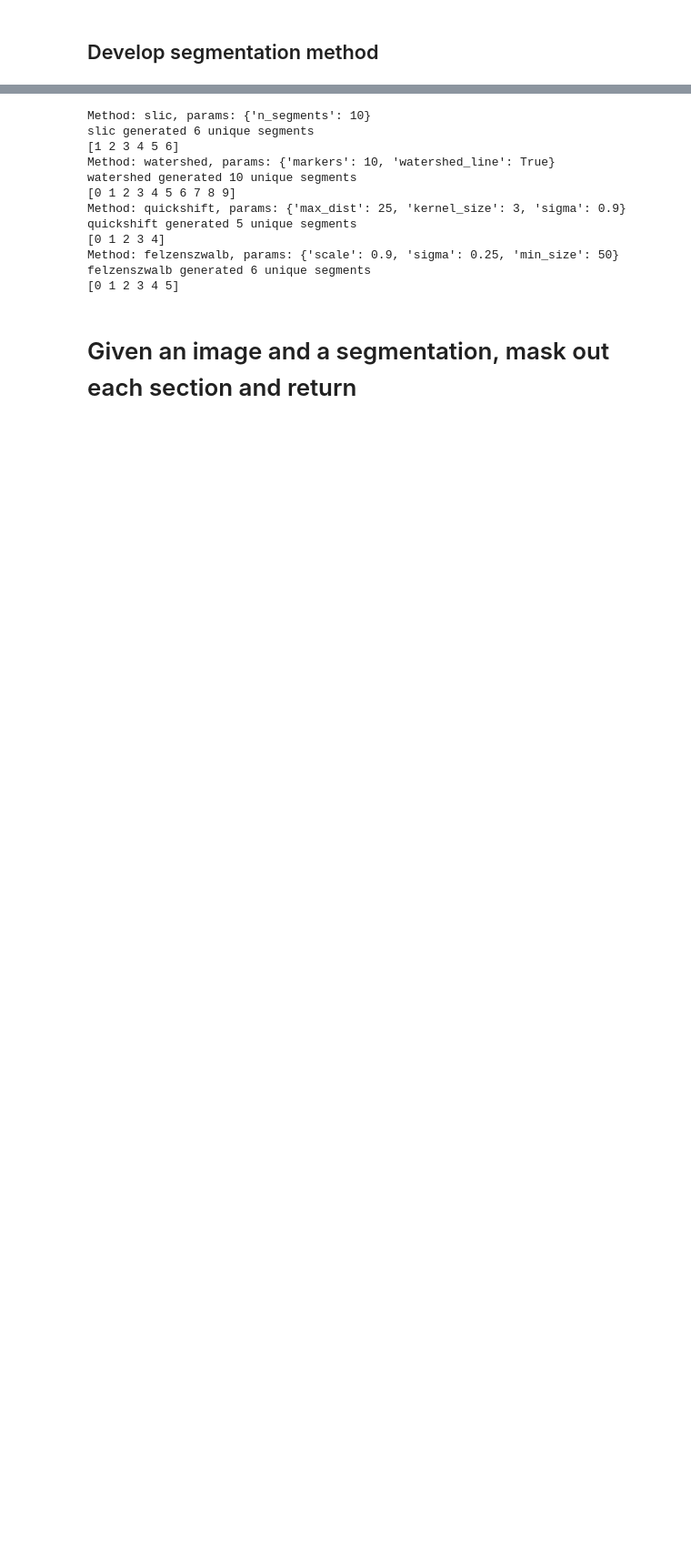
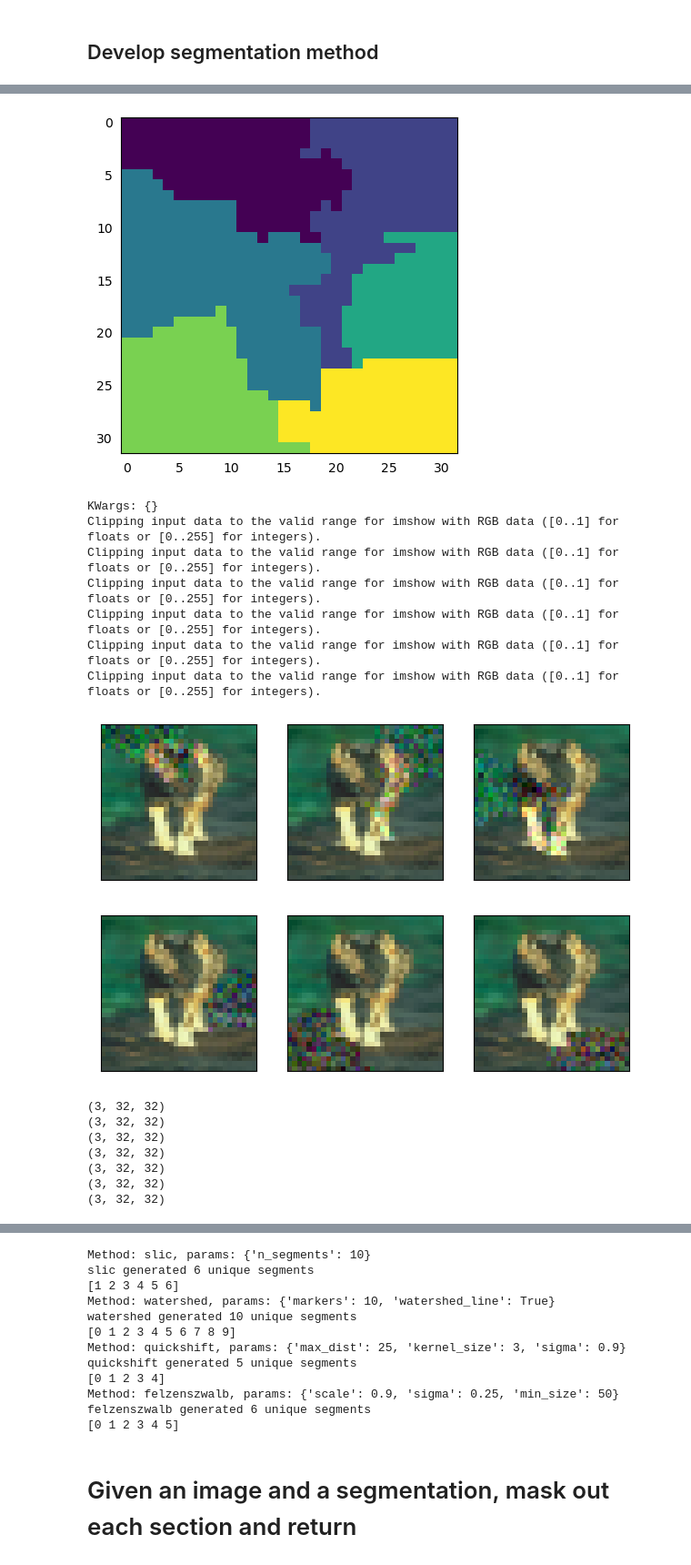
Before and after one commit to allisonchen23/model-editing, a Jupyter notebook: segmentation_dev.ipynb, the cells around one changed output, grey strips where cells are left out. Shown at 91% size. Cells and saved outputs as stored; diff of their text form; code cells hidden in the pictures; blank space fills up the shorter version.

```diff
--- a/segmentation_dev.ipynb
+++ b/segmentation_dev.ipynb
@@ -23,12 +24,13 @@ from data_loader import data_loaders
 import model.model as module_arch
 # %%
 # Define constants, paths
-# config_path = 'configs/'
+config_path = 'configs/debug/cinic10_imagenet_edit_knn_debug.json'
 # %%
-# Load config file, models, and dataloader
-# config_json = read_json(config_path)
-# config = ConfigParser(config_json)
+# Load config file, models
+config_json = read_json(config_path)
+config = ConfigParser(config_json)
 
-# device, device_ids = prepare_device(config['n_gpu'])
+
+device, device_ids = prepare_device(config['n_gpu'])
 # %%
 # Load datasets
@@ -34,0 +38,4 @@ import model.model as module_arch
+# %%
+# Load model
+layernum = config.config['layernum']
+model = config.init_obj('arch', module_arch, layernum=layernum)
@@ -34,0 +58,37 @@ import model.model as module_arch
+# %%
+# Get segmentation of image
+image = utils.load_image('data/cinic-10-imagenet/train/dog/n02114712_211.png')
+slic_params = {
+    'n_segments': 10,
+}
+segments = segment(
+    image,
+    method='slic',
+    params=slic_params)
+
+visualizations.show_image(image)
+visualizations.show_image(segments)
+# modified_images = modify_segments(
+#     image=image,
+#     segments=segments,
+#     method='mask')
+
+# Modify each segment 1 by 1
+modified_images = modify_segments(
+    image=image,
+    segments=segments,
+    method='gaussian_noise')
+
+modified_images_grid = visualizations.make_grid(modified_images, items_per_row=3)
+visualizations.show_image_rows(modified_images_grid)
+# Add original image to images list and stack
+images = [image] + modified_images
+images = torch.from_numpy(np.stack(images, axis=0))
+images = images.type(torch.FloatTensor)
+images = images.to(device)
+
+# Convert model to evaluation mode
+model.eval()
+with torch.no_grad():
+    logits = model(images)
+# %% [output]
@@ -34,0 +96,16 @@ import model.model as module_arch
+[figure, added]
+KWargs: {}
+Clipping input data to the valid range for imshow with RGB data ([0..1] for floats or [0..255] for integers).
+Clipping input data to the valid range for imshow with RGB data ([0..1] for floats or [0..255] for integers).
+Clipping input data to the valid range for imshow with RGB data ([0..1] for floats or [0..255] for integers).
+Clipping input data to the valid range for imshow with RGB data ([0..1] for floats or [0..255] for integers).
+Clipping input data to the valid range for imshow with RGB data ([0..1] for floats or [0..255] for integers).
+Clipping input data to the valid range for imshow with RGB data ([0..1] for floats or [0..255] for integers).
+[figure, added]
+(3, 32, 32)
+(3, 32, 32)
+(3, 32, 32)
+(3, 32, 32)
+(3, 32, 32)
+(3, 32, 32)
+(3, 32, 32)
```
Also changed, not shown: parts of 6 cells of this notebook, 2 other files.
